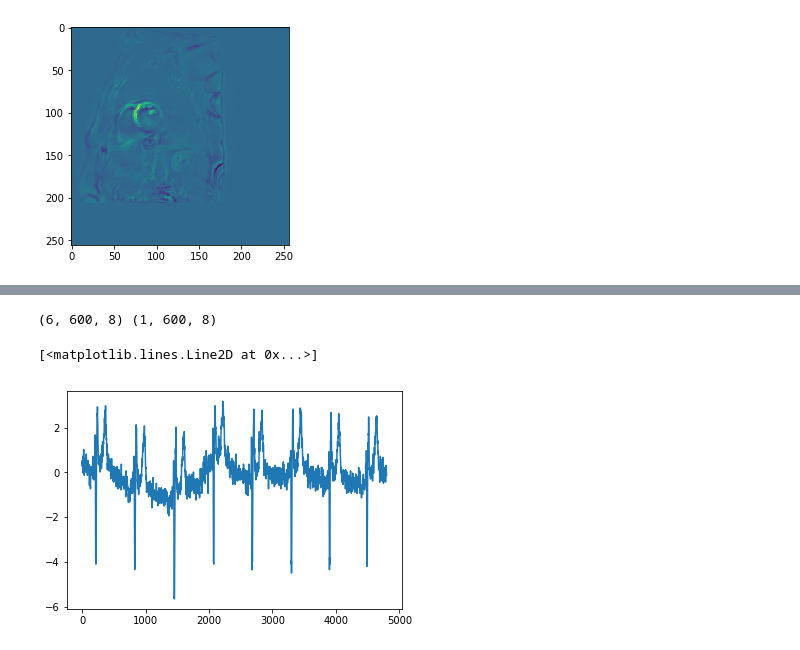
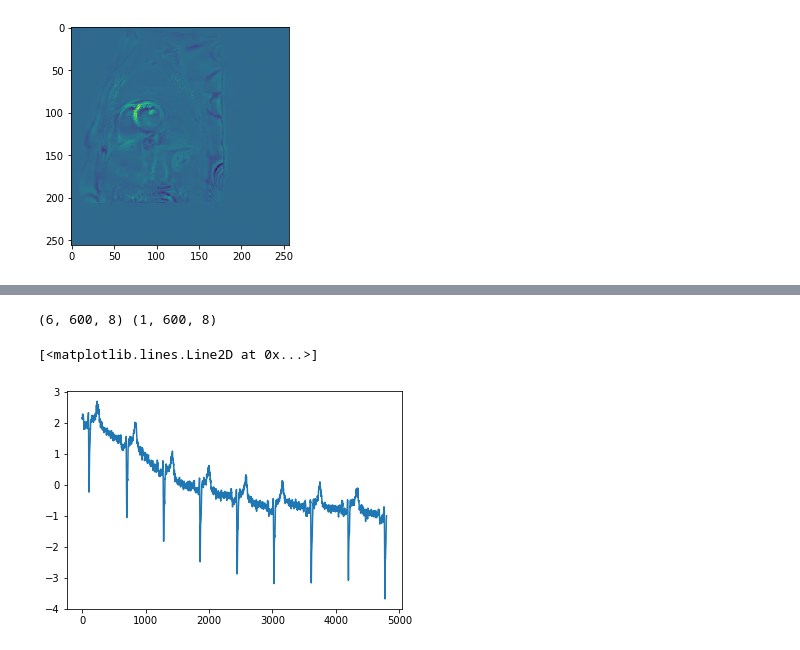
Before and after one commit to broadinstitute/ml4h, a Jupyter notebook: notebooks/saliency_maps.ipynb, the cells around one changed output, grey strips where cells are left out. Drawn from its saved outputs; the diff is of its cells as text; code cells hidden in the pictures.

```diff
--- a/notebooks/saliency_maps.ipynb
+++ b/notebooks/saliency_maps.ipynb
@@ -166,8 +238,8 @@ ________________________________________________________________________________
 # %%
 test_tensor = test_data['input_strip_ecg_rest']
-print(test_tensor.shape, test_tensor[:1].shape)
-plt.plot(test_tensor[0,:,:].flatten('F'))
+print(test_tensor.shape, test_tensor[3:4].shape)
+plt.plot(test_tensor[3,:,:].flatten('F'))
 # %% [output]
 (6, 600, 8) (1, 600, 8)
 [<matplotlib.lines.Line2D at 0x...>]
-[figure, old version]
+[figure, new version]
```
Also changed, not shown: parts of 17 cells of this notebook, 1 other file.
